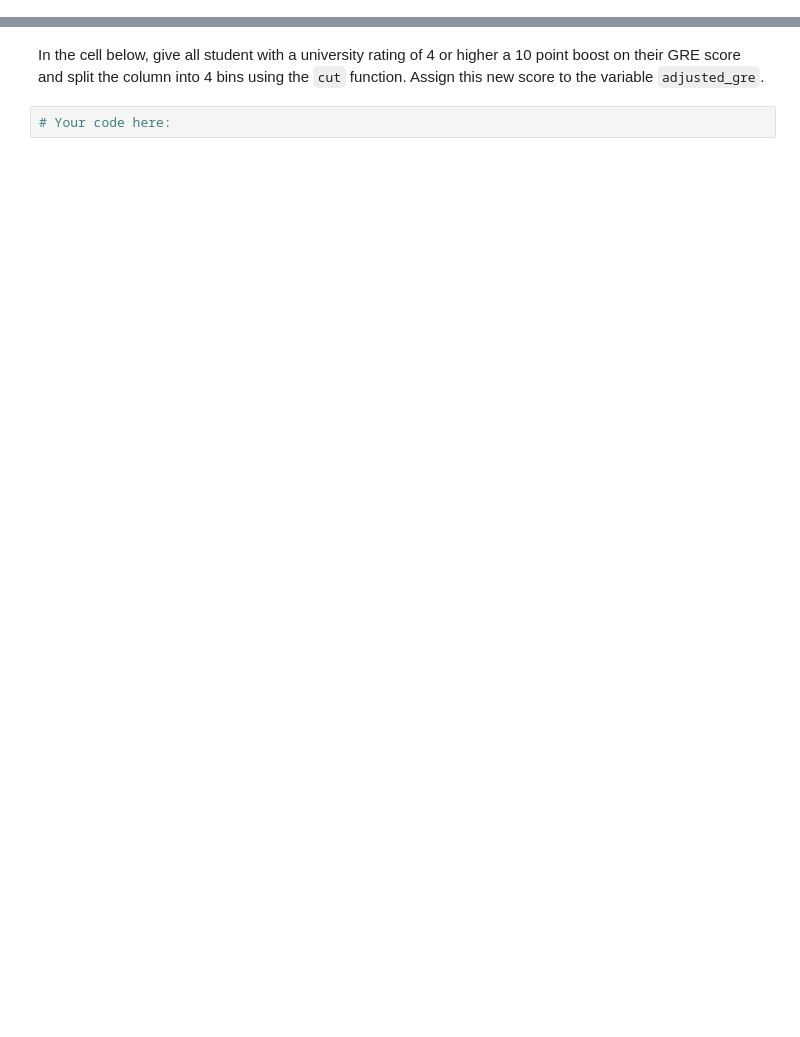
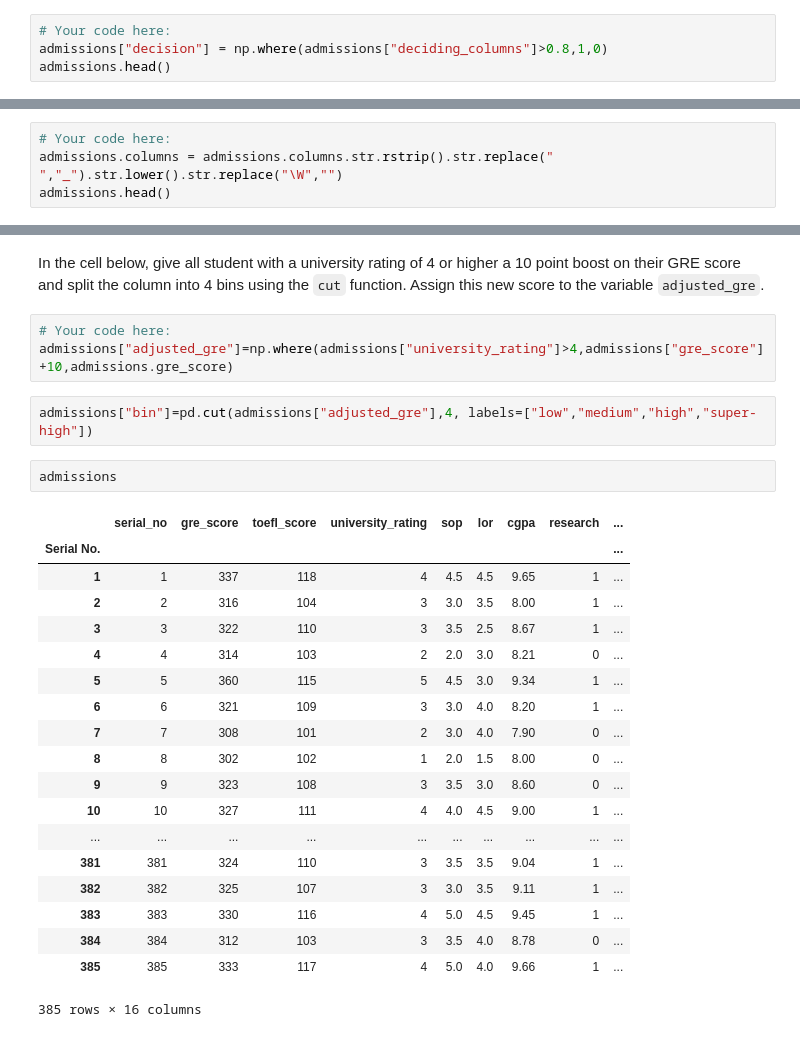
Before and after one commit to ta-datapt-bcn/lab-advanced-pandas, a Jupyter notebook: your-code/main.ipynb, the cells around one changed output, grey strips where cells are left out. Cells and saved outputs as stored; diff of their text form; blank space fills up the shorter version.

```diff
--- a/your-code/main.ipynb
+++ b/your-code/main.ipynb
@@ -87,0 +216,4 @@ Create a column called `decision` in the `admissions` dataframe. Assign 1 to thi
+# %%
+# Your code here:
+admissions["decision"] = np.where(admissions["deciding_columns"]>0.8,1,0)
+admissions.head()
@@ -99,0 +241,4 @@ In the cell below, remove all non character symbols from the column names, repla
+# %%
+# Your code here:
+admissions.columns = admissions.columns.str.rstrip().str.replace(" ","_").str.lower().str.replace("\W","")
+admissions.head()
@@ -100,4 +253,29 @@ In the cell below, remove all non character symbols from the column names, repla
 # %% [markdown]
 In the cell below, give all student with a university rating of 4 or higher a 10 point boost on their GRE score and split the column into 4 bins using the `cut` function. Assign this new score to the variable `adjusted_gre`.
-# %%
-# Your code here:
+# %%
+# Your code here:
+admissions["adjusted_gre"]=np.where(admissions["university_rating"]>4,admissions["gre_score"]+10,admissions.gre_score)
+# %%
+admissions["bin"]=pd.cut(admissions["adjusted_gre"],4, labels=["low","medium","high","super-high"])
+# %%
+admissions
+# %% [output]
+|  | serial_no | gre_score | toefl_score | university_rating | sop | lor | cgpa | research | ... |
+| Serial No. |  |  |  |  |  |  |  |  | ... |
+| 1 | 1 | 337 | 118 | 4 | 4.5 | 4.5 | 9.65 | 1 | ... |
+| 2 | 2 | 316 | 104 | 3 | 3.0 | 3.5 | 8.00 | 1 | ... |
+| 3 | 3 | 322 | 110 | 3 | 3.5 | 2.5 | 8.67 | 1 | ... |
+| 4 | 4 | 314 | 103 | 2 | 2.0 | 3.0 | 8.21 | 0 | ... |
+| 5 | 5 | 360 | 115 | 5 | 4.5 | 3.0 | 9.34 | 1 | ... |
+| 6 | 6 | 321 | 109 | 3 | 3.0 | 4.0 | 8.20 | 1 | ... |
+| 7 | 7 | 308 | 101 | 2 | 3.0 | 4.0 | 7.90 | 0 | ... |
+| 8 | 8 | 302 | 102 | 1 | 2.0 | 1.5 | 8.00 | 0 | ... |
+| 9 | 9 | 323 | 108 | 3 | 3.5 | 3.0 | 8.60 | 0 | ... |
+| 10 | 10 | 327 | 111 | 4 | 4.0 | 4.5 | 9.00 | 1 | ... |
+| ... | ... | ... | ... | ... | ... | ... | ... | ... | ... |
+| 381 | 381 | 324 | 110 | 3 | 3.5 | 3.5 | 9.04 | 1 | ... |
+| 382 | 382 | 325 | 107 | 3 | 3.0 | 3.5 | 9.11 | 1 | ... |
+| 383 | 383 | 330 | 116 | 4 | 5.0 | 4.5 | 9.45 | 1 | ... |
+| 384 | 384 | 312 | 103 | 3 | 3.5 | 4.0 | 8.78 | 0 | ... |
+| 385 | 385 | 333 | 117 | 4 | 5.0 | 4.0 | 9.66 | 1 | ... |
+385 rows × 16 columns
```
Also changed, not shown: parts of 20 cells of this notebook.
